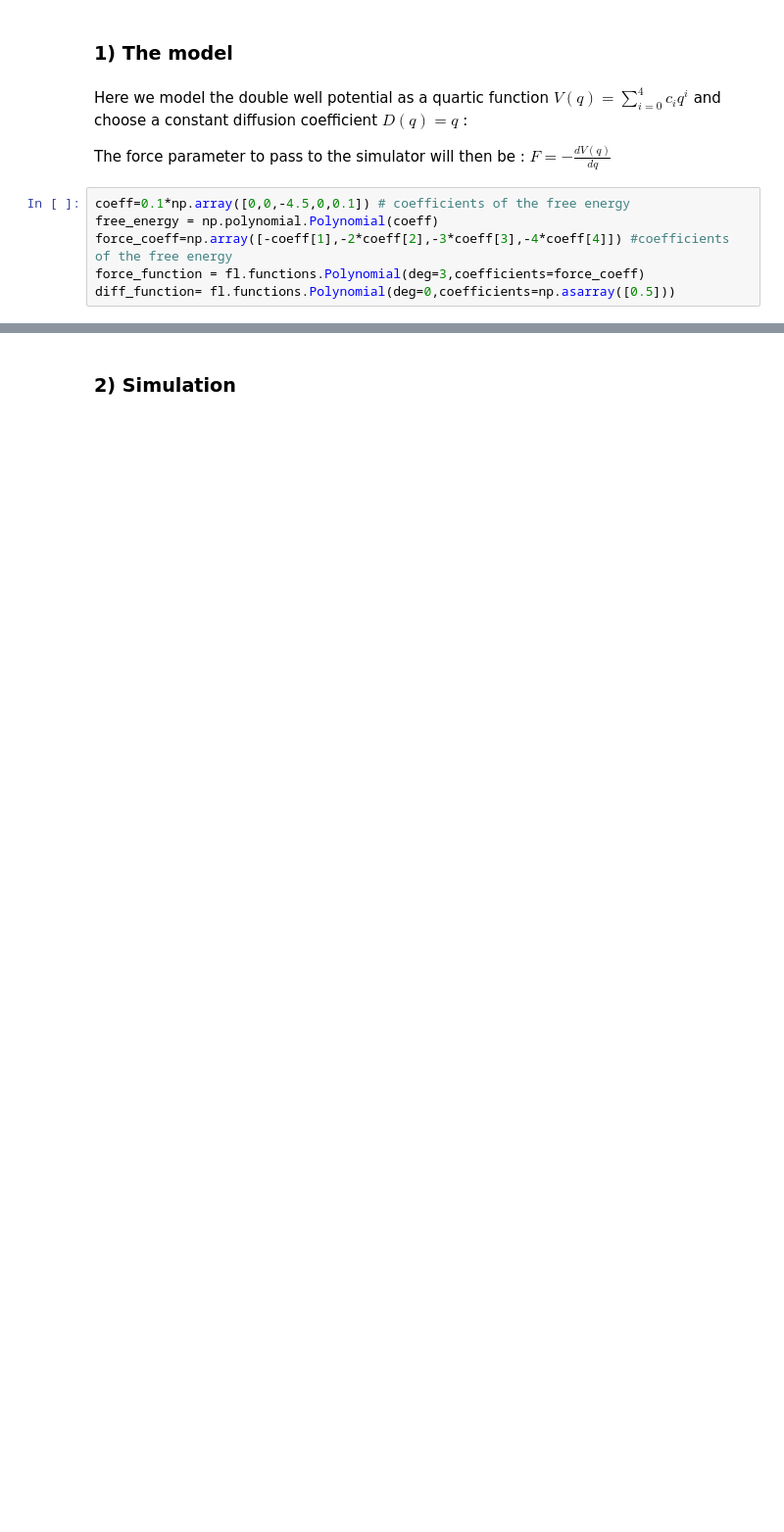
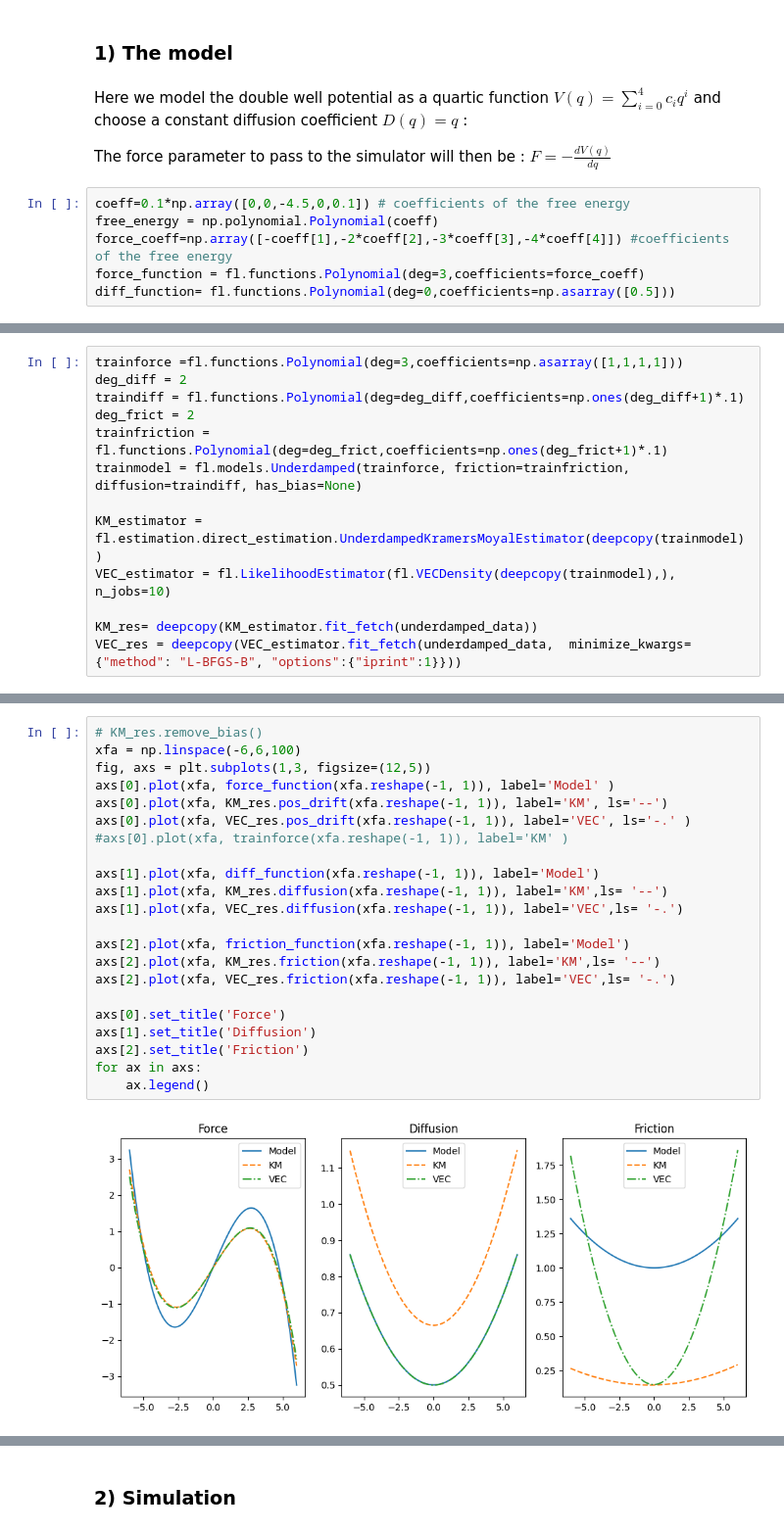
Before and after one commit to langevinmodel/folie, a Jupyter notebook: examples/tutorials/1D_DoubleWell_estimation.ipynb, the cells around one changed output, grey strips where cells are left out. Shown at 98% size. Drawn from its saved outputs; the diff is of its cells as text; blank space fills up the shorter version.

```diff
--- a/examples/tutorials/1D_DoubleWell_estimation.ipynb
+++ b/examples/tutorials/1D_DoubleWell_estimation.ipynb
@@ -37,0 +161,13 @@ axs[1].grid()
+# %%
+trainforce =fl.functions.Polynomial(deg=3,coefficients=np.asarray([1,1,1,1]))
+deg_diff = 2
+traindiff = fl.functions.Polynomial(deg=deg_diff,coefficients=np.ones(deg_diff+1)*.1)
+deg_frict = 2
+trainfriction = fl.functions.Polynomial(deg=deg_frict,coefficients=np.ones(deg_frict+1)*.1)
+trainmodel = fl.models.Underdamped(trainforce, friction=trainfriction, diffusion=traindiff, has_bias=None)
+
+KM_estimator = fl.estimation.direct_estimation.UnderdampedKramersMoyalEstimator(deepcopy(trainmodel))
+VEC_estimator = fl.LikelihoodEstimator(fl.VECDensity(deepcopy(trainmodel),), n_jobs=10)
+
+KM_res= deepcopy(KM_estimator.fit_fetch(underdamped_data))
+VEC_res = deepcopy(VEC_estimator.fit_fetch(underdamped_data,  minimize_kwargs={"method": "L-BFGS-B", "options":{"iprint":1}}))
@@ -37,0 +203,24 @@ axs[1].grid()
+# %%
+# KM_res.remove_bias()
+xfa = np.linspace(-6,6,100)
+fig, axs = plt.subplots(1,3, figsize=(12,5))
+axs[0].plot(xfa, force_function(xfa.reshape(-1, 1)), label='Model' )
+axs[0].plot(xfa, KM_res.pos_drift(xfa.reshape(-1, 1)), label='KM', ls='--')
+axs[0].plot(xfa, VEC_res.pos_drift(xfa.reshape(-1, 1)), label='VEC', ls='-.' )
+#axs[0].plot(xfa, trainforce(xfa.reshape(-1, 1)), label='KM' )
+
+axs[1].plot(xfa, diff_function(xfa.reshape(-1, 1)), label='Model')
+axs[1].plot(xfa, KM_res.diffusion(xfa.reshape(-1, 1)), label='KM',ls= '--')
+axs[1].plot(xfa, VEC_res.diffusion(xfa.reshape(-1, 1)), label='VEC',ls= '-.')
+
+axs[2].plot(xfa, friction_function(xfa.reshape(-1, 1)), label='Model')
+axs[2].plot(xfa, KM_res.friction(xfa.reshape(-1, 1)), label='KM',ls= '--')
+axs[2].plot(xfa, VEC_res.friction(xfa.reshape(-1, 1)), label='VEC',ls= '-.')
+
+axs[0].set_title('Force')
+axs[1].set_title('Diffusion')
+axs[2].set_title('Friction')
+for ax in axs:
+    ax.legend()
+# %% [output]
+[figure, added]
```
Also changed, not shown: parts of 134 cells of this notebook, 3 other files.
